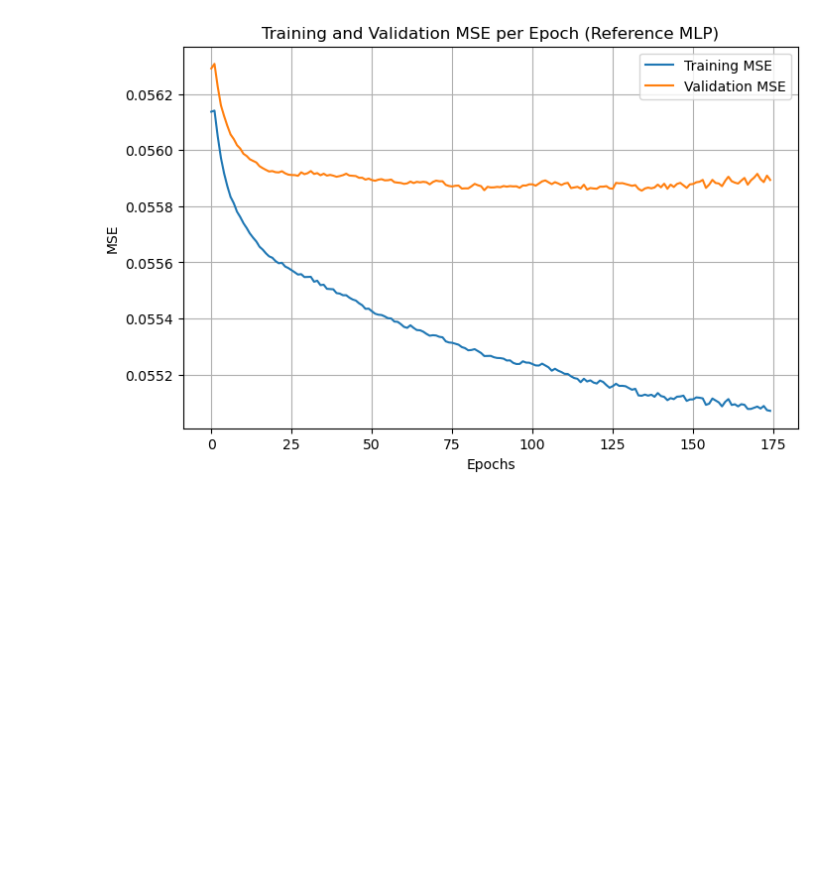
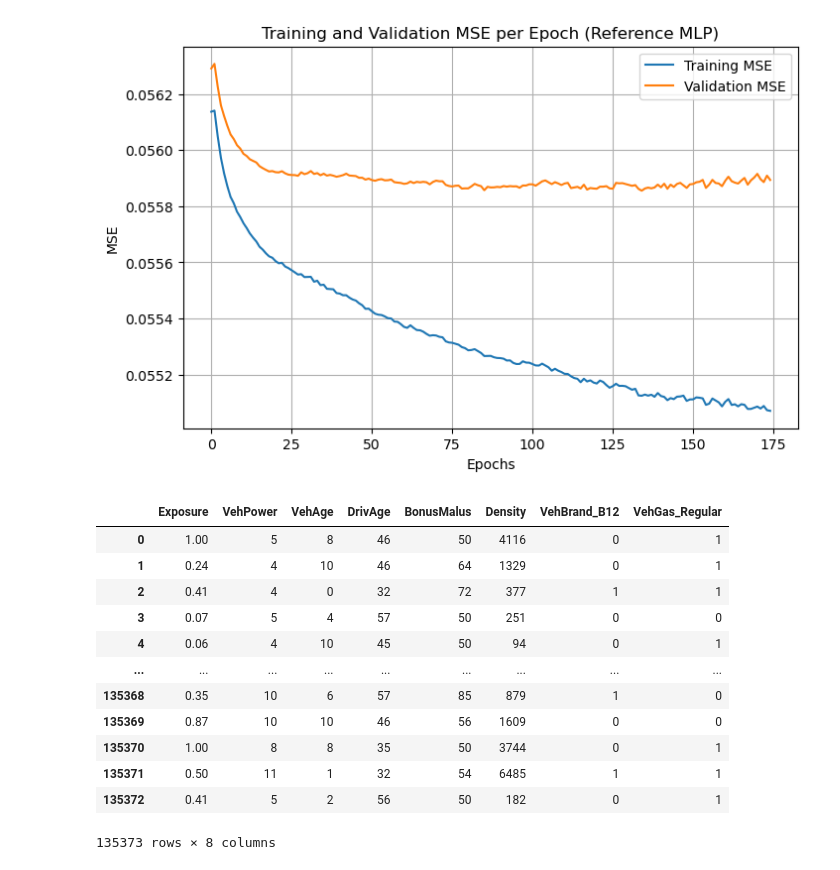
Before and after one commit to Simon-Simonsen/ML-project, a Jupyter notebook: M2_ref.ipynb, the cells around one changed output. Saved outputs shown, nothing was run; the diff lists cells and outputs as text; code cells hidden in the pictures; blank space fills up the shorter version.

```diff
--- a/M2_ref.ipynb
+++ b/M2_ref.ipynb
@@ -91,3 +101,30 @@ plt.grid(True)
 plt.show()
 # %% [output]
 [figure]
+# %%
+features = ["Exposure","VehPower","VehAge","DrivAge","BonusMalus","Density","VehBrand_B12","VehGas_Regular"]
+
+df_train = pd.read_csv(R"C:\Users\Simon\Desktop\Project ML\ML-project\data\final_train_data.csv")
+df_test = pd.read_csv(R"C:\Users\Simon\Desktop\Project ML\ML-project\data\processed_test_data.csv")
+X_train = df_train[features]
+y_train = df_train['ClaimNb']
+X_test = df_test.drop(columns=['ClaimNb'])
+y_test = df_test["ClaimNb"]
+scaler = StandardScaler()
+X_train_scaled = scaler.fit_transform(X_train)
+X_test_scaled = scaler.transform(X_test)
+X_test
+# %% [output]
+|  | Exposure | VehPower | VehAge | DrivAge | BonusMalus | Density | VehBrand_B12 | VehGas_Regular |
+| 0 | 1.00 | 5 | 8 | 46 | 50 | 4116 | 0 | 1 |
+| 1 | 0.24 | 4 | 10 | 46 | 64 | 1329 | 0 | 1 |
+| 2 | 0.41 | 4 | 0 | 32 | 72 | 377 | 1 | 1 |
+| 3 | 0.07 | 5 | 4 | 57 | 50 | 251 | 0 | 0 |
+| 4 | 0.06 | 4 | 10 | 45 | 50 | 94 | 0 | 1 |
+| ... | ... | ... | ... | ... | ... | ... | ... | ... |
+| 135368 | 0.35 | 10 | 6 | 57 | 85 | 879 | 1 | 0 |
+| 135369 | 0.87 | 10 | 10 | 46 | 56 | 1609 | 0 | 0 |
+| 135370 | 1.00 | 8 | 8 | 35 | 50 | 3744 | 0 | 1 |
+| 135371 | 0.50 | 11 | 1 | 32 | 54 | 6485 | 1 | 1 |
+| 135372 | 0.41 | 5 | 2 | 56 | 50 | 182 | 0 | 1 |
+135373 rows × 8 columns
```
Also changed, not shown: parts of 6 cells of this notebook, 1 other file.
